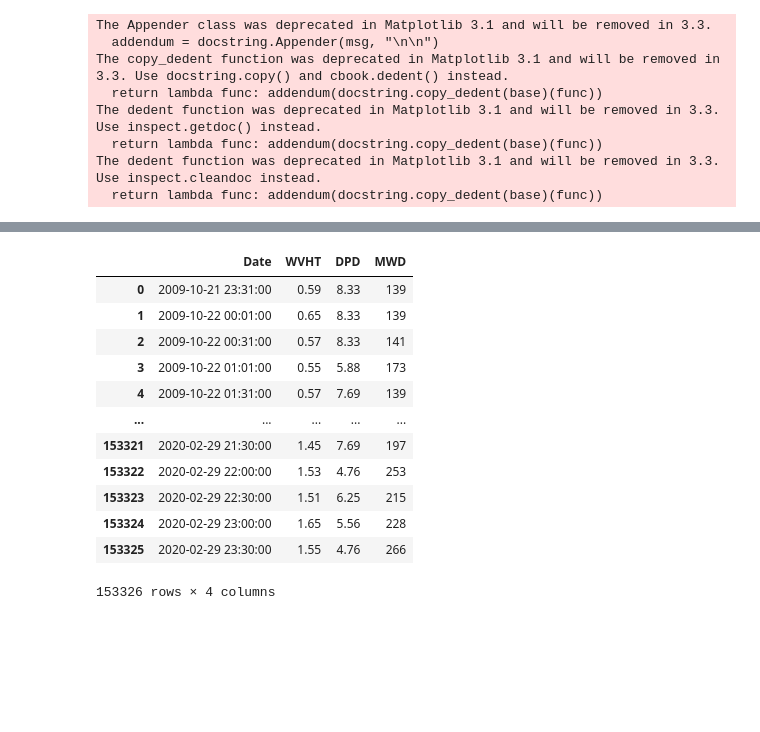
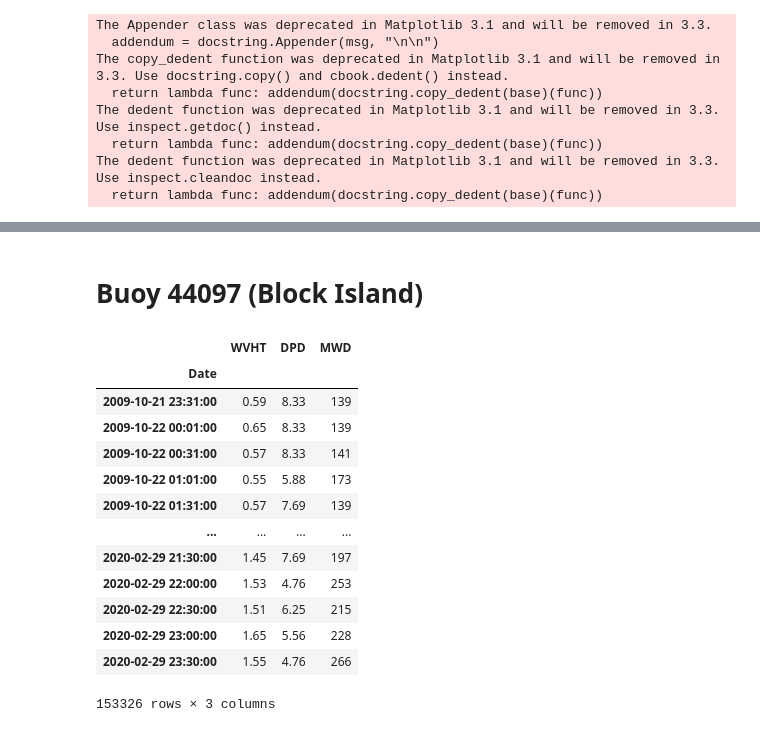
Before and after one commit to panmits86-zz/masters_thesis, a Jupyter notebook: wind-wave_rose.ipynb, the cells around one changed output, grey strips where cells are left out. Drawn from its saved outputs; the diff is of its cells as text; code cells hidden in the pictures; blank space fills up the shorter version.

```diff
--- a/wind-wave_rose.ipynb
+++ b/wind-wave_rose.ipynb
@@ -160,3 +270,5 @@ plt.savefig('BUZM3_windrose', dpi=300, bbox_inches='tight')
+# %% [markdown]
+# Buoy 44097 (Block Island)
 # %%
 # make a parser to include minutes, hours, days, months, years in one column and convert to datetime
 def parse(yr, mo, doy, hr, min):
@@ -166,29 +278,31 @@ def parse(yr, mo, doy, hr, min):
 # %%
 #read all files since 2016 for the 44097 buoy and concatenate them into one single pandas data frame and exclude wave height error values
 path = r'C:/Users/panmits86/Desktop/Python/data/buoys/Station_44097'
 all_files = glob.glob(path + "/*.txt")
 
 b44097_wave = pd.concat((pd.read_csv(f, delim_whitespace=True,
                          skiprows=lambda x: x == 1, usecols=[0,1,2,3,4,8,9,11], header=0, date_parser=parse,
                           parse_dates={'Date':['#YY','MM','DD','hh','mm']}) for f in all_files))
 b44097_wave = b44097_wave[(b44097_wave.WVHT !=99) & (b44097_wave.MWD !=99)]
 b44097_wave.reset_index(inplace=True)
 b44097_wave.drop('index', 1, inplace=True)
+b44097_wave = b44097_wave.set_index('Date')
 b44097_wave
 # %% [output]
-|  | Date | WVHT | DPD | MWD |
-| 0 | 2009-10-21 23:31:00 | 0.59 | 8.33 | 139 |
-| 1 | 2009-10-22 00:01:00 | 0.65 | 8.33 | 139 |
-| 2 | 2009-10-22 00:31:00 | 0.57 | 8.33 | 141 |
-| 3 | 2009-10-22 01:01:00 | 0.55 | 5.88 | 173 |
-| 4 | 2009-10-22 01:31:00 | 0.57 | 7.69 | 139 |
-| ... | ... | ... | ... | ... |
-| 153321 | 2020-02-29 21:30:00 | 1.45 | 7.69 | 197 |
-| 153322 | 2020-02-29 22:00:00 | 1.53 | 4.76 | 253 |
-| 153323 | 2020-02-29 22:30:00 | 1.51 | 6.25 | 215 |
-| 153324 | 2020-02-29 23:00:00 | 1.65 | 5.56 | 228 |
-| 153325 | 2020-02-29 23:30:00 | 1.55 | 4.76 | 266 |
+|  | WVHT | DPD | MWD |
+| Date |  |  |  |
+| 2009-10-21 23:31:00 | 0.59 | 8.33 | 139 |
+| 2009-10-22 00:01:00 | 0.65 | 8.33 | 139 |
+| 2009-10-22 00:31:00 | 0.57 | 8.33 | 141 |
+| 2009-10-22 01:01:00 | 0.55 | 5.88 | 173 |
+| 2009-10-22 01:31:00 | 0.57 | 7.69 | 139 |
+| ... | ... | ... | ... |
+| 2020-02-29 21:30:00 | 1.45 | 7.69 | 197 |
+| 2020-02-29 22:00:00 | 1.53 | 4.76 | 253 |
+| 2020-02-29 22:30:00 | 1.51 | 6.25 | 215 |
+| 2020-02-29 23:00:00 | 1.65 | 5.56 | 228 |
+| 2020-02-29 23:30:00 | 1.55 | 4.76 | 266 |
-153326 rows × 4 columns
+153326 rows × 3 columns
 # %%
 wvd = b44097_wave['MWD']
 wh = b44097_wave['WVHT']
```
Also changed, not shown: parts of 92 cells of this notebook.
